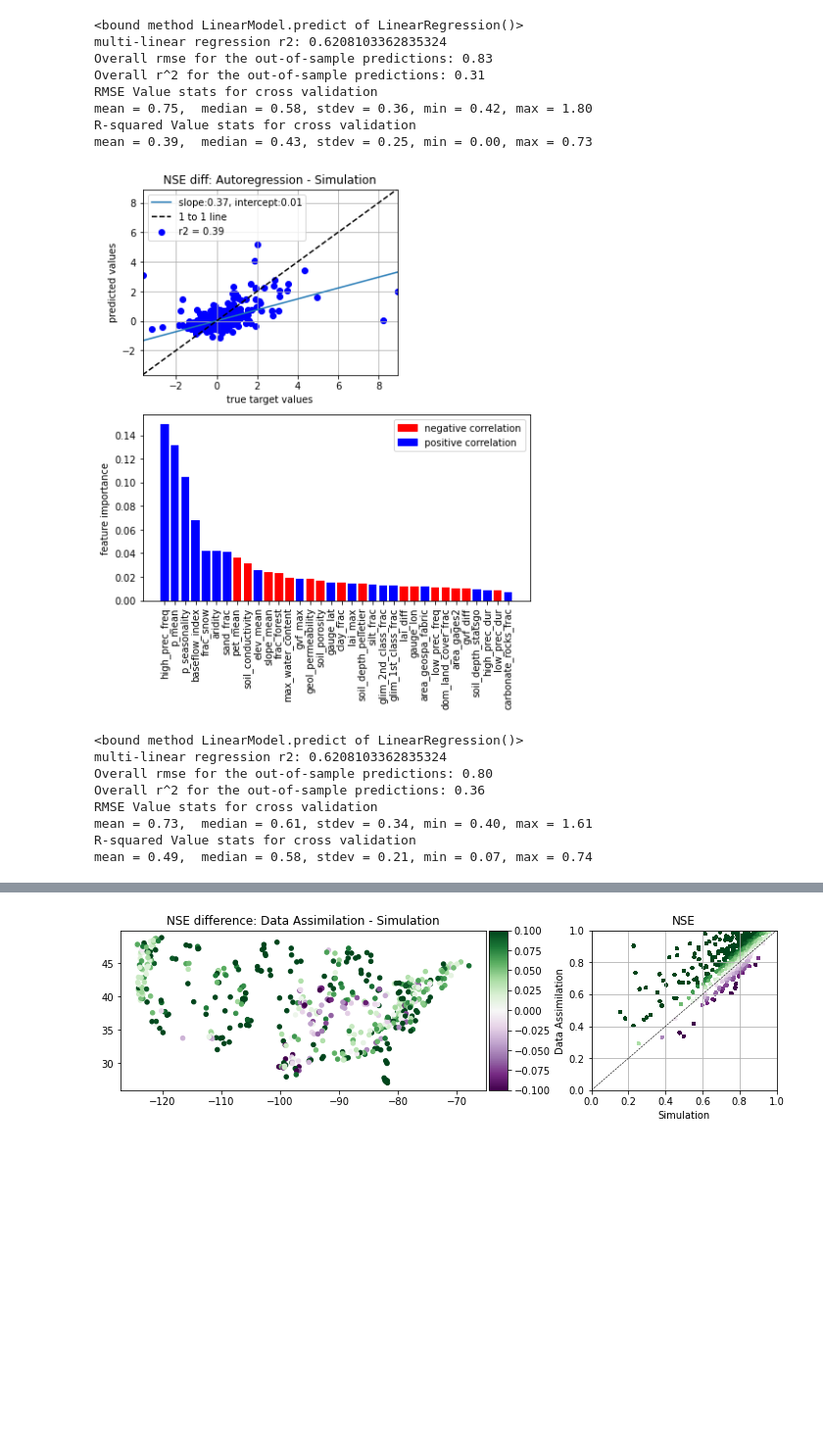
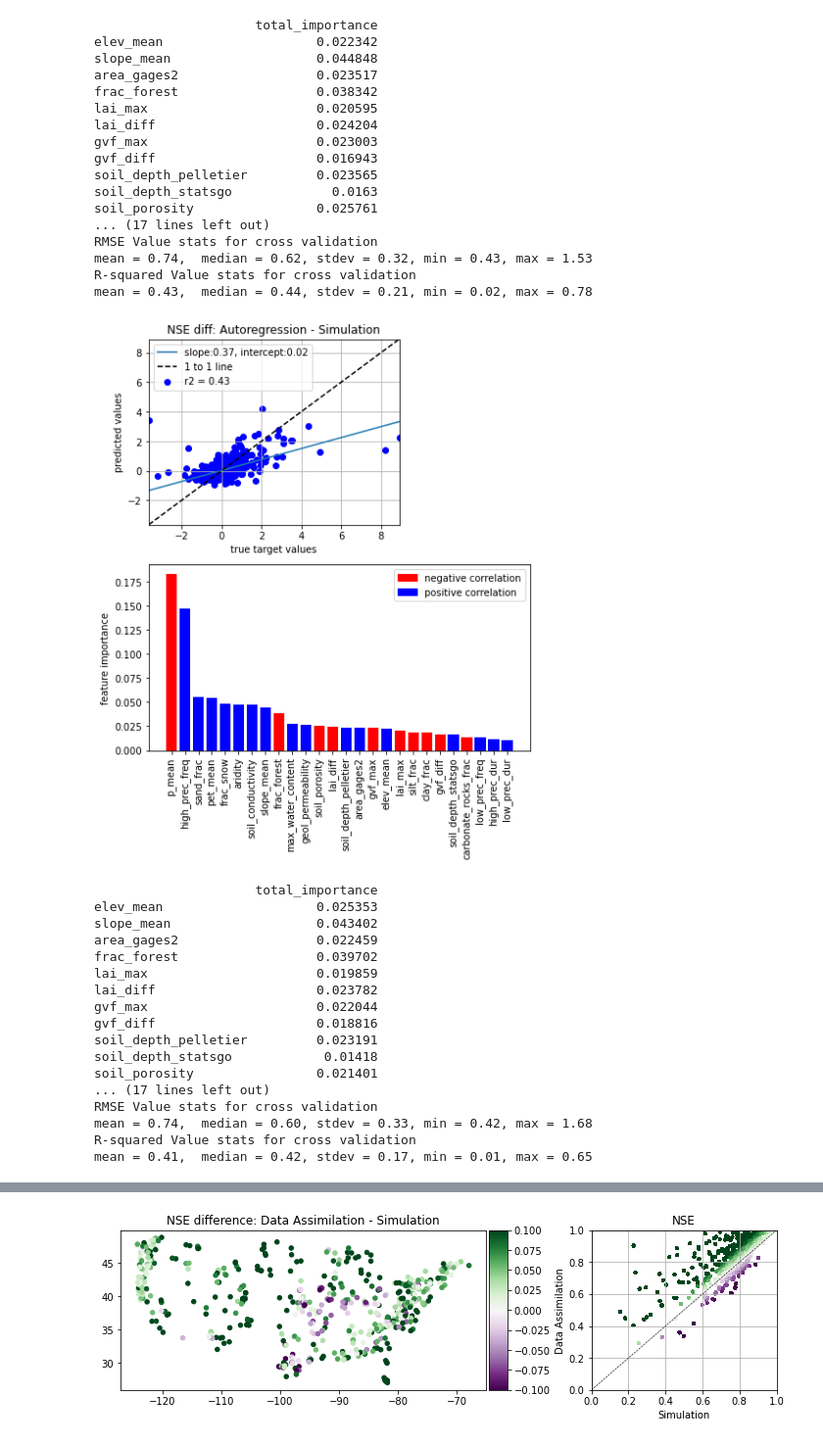
Before and after one commit to jmframe/lstm-da-analysis, a Jupyter notebook: assimilation_analysis_jmframe.ipynb, the cells around one changed output, grey strips where cells are left out. Shown at 98% size. Saved outputs shown, nothing was run; the diff lists cells and outputs as text; code cells hidden in the pictures; blank space fills up the shorter version.

```diff
--- a/assimilation_analysis_jmframe.ipynb
+++ b/assimilation_analysis_jmframe.ipynb
@@ -443,4 +471,6 @@ def print_stats(d):
         np.nanmax(np.array(d))
         )
     )
+# %%
+corr_matrix = df.corr().iloc[:,-6:]
 # %%
@@ -480,33 +530,52 @@ mean = 0.10,  median = 0.04, stdev = 0.13, min = 0.00, max = 0.44
 # %%
-regressor_attributes = df.columns.values[:-6]
+regressor_attributes = static_attributes#df.columns.values[:-6]
 
 target='nse_ar-sim'
 ynormal = True
 X, y = set_X_y(df, regressor_attributes, target, xnormal=True, ynormal=ynormal)
 
 kf = KFold(n_splits=20, shuffle=True)
 y_hat, rmse, r2, feature_importance = cross_val_rf(X,y,regressor_attributes,kf,
                 ynormal=ynormal, n_estimators=1000,random_state=100,
                 criterion='mse', min_samples_leaf=1, min_samples_split=2, max_depth=None,
                 min_weight_fraction_leaf=0, title='NSE diff: Autoregression - Simulation',
-                filename='corr_diff_ar_sim')
+                filename='corr_diff_ar_sim', corr_matrix=corr_matrix[target])
 y_hat, rmse, r2, feature_importance = cross_val_rf(X,y,regressor_attributes,kf,ynormal=ynormal,
-                                                   title='Linear regression, NSE diff: AR - Sim')
+                                                   title='Linear regression, NSE diff: AR - Sim',
+                                                   corr_matrix=corr_matrix[target])
 # %% [output]
-<bound method LinearModel.predict of LinearRegression()>
-multi-linear regression r2: 0.6208103362835324
-Overall rmse for the out-of-sample predictions: 0.83
-Overall r^2 for the out-of-sample predictions: 0.31
+                     total_importance
+elev_mean                    0.022342
+slope_mean                   0.044848
+area_gages2                  0.023517
+frac_forest                  0.038342
+lai_max                      0.020595
+lai_diff                     0.024204
+gvf_max                      0.023003
+gvf_diff                     0.016943
+soil_depth_pelletier         0.023565
+soil_depth_statsgo             0.0163
+soil_porosity                0.025761
+... (17 lines left out)
 RMSE Value stats for cross validation
-mean = 0.75,  median = 0.58, stdev = 0.36, min = 0.42, max = 1.80
+mean = 0.74,  median = 0.62, stdev = 0.32, min = 0.43, max = 1.53
 R-squared Value stats for cross validation
-mean = 0.39,  median = 0.43, stdev = 0.25, min = 0.00, max = 0.73
+mean = 0.43,  median = 0.44, stdev = 0.21, min = 0.02, max = 0.78
-[figure, old version]
+[figure, new version]
-<bound method LinearModel.predict of LinearRegression()>
-multi-linear regression r2: 0.6208103362835324
-Overall rmse for the out-of-sample predictions: 0.80
-Overall r^2 for the out-of-sample predictions: 0.36
+                     total_importance
+elev_mean                    0.025353
+slope_mean                   0.043402
+area_gages2                  0.022459
+frac_forest                  0.039702
+lai_max                      0.019859
+lai_diff                     0.023782
+gvf_max                      0.022044
+gvf_diff                     0.018816
+soil_depth_pelletier         0.023191
+soil_depth_statsgo            0.01418
+soil_porosity                0.021401
+... (17 lines left out)
 RMSE Value stats for cross validation
-mean = 0.73,  median = 0.61, stdev = 0.34, min = 0.40, max = 1.61
+mean = 0.74,  median = 0.60, stdev = 0.33, min = 0.42, max = 1.68
 R-squared Value stats for cross validation
-mean = 0.49,  median = 0.58, stdev = 0.21, min = 0.07, max = 0.74
+mean = 0.41,  median = 0.42, stdev = 0.17, min = 0.01, max = 0.65
```
Also changed, not shown: parts of 11 cells of this notebook, 12 other files.
